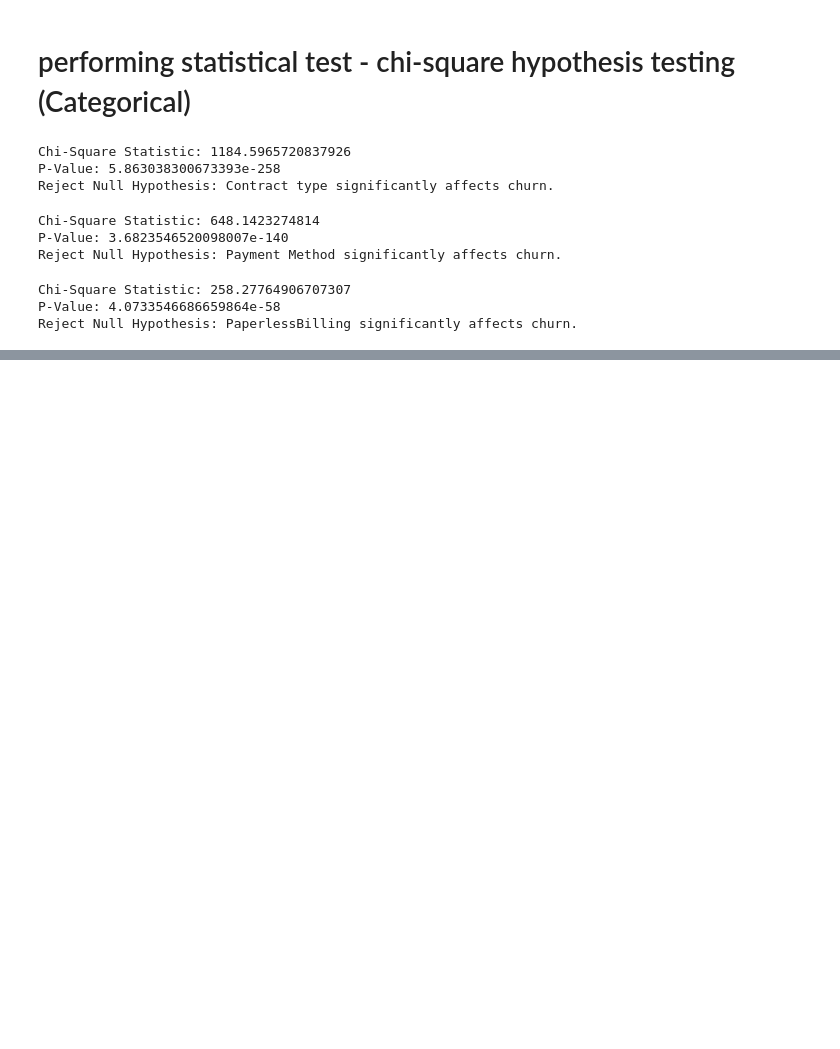
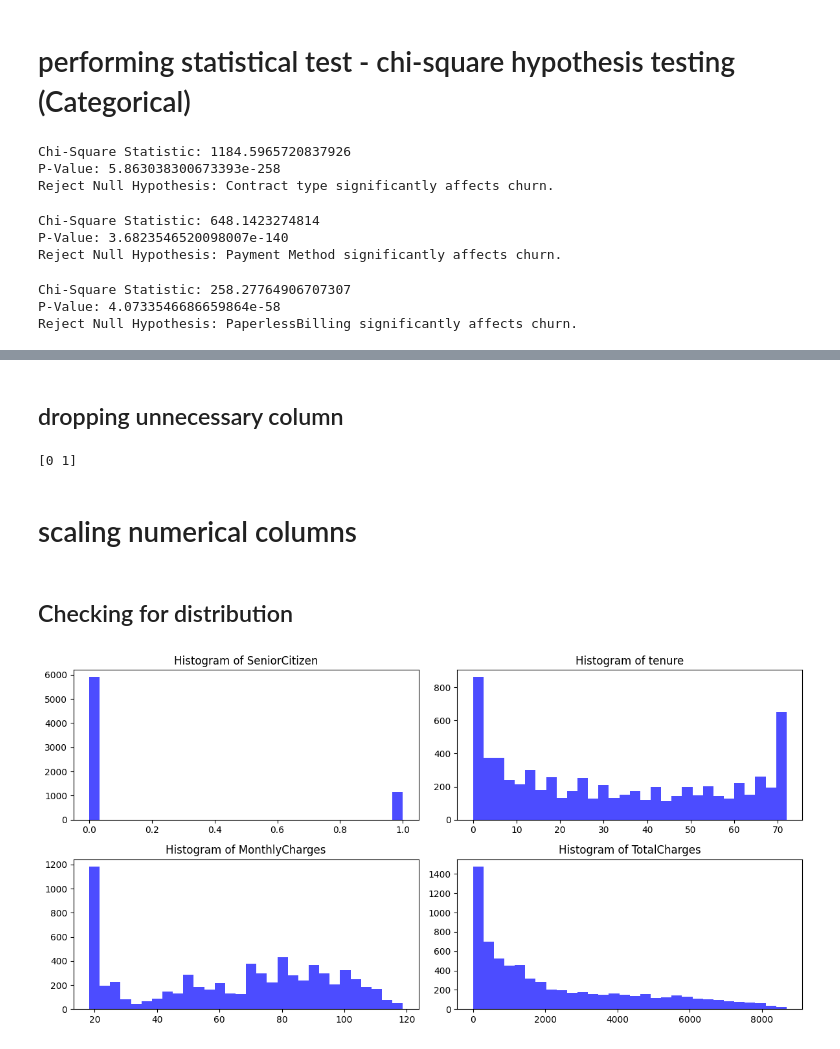
Before and after one commit to kalluri14/Customer-Churn-Prediction, a Jupyter notebook: notebooks/EDA.ipynb, the cells around one changed output, grey strips where cells are left out. Cells and saved outputs as stored; diff of their text form; code cells hidden in the pictures; blank space fills up the shorter version.

```diff
--- a/notebooks/EDA.ipynb
+++ b/notebooks/EDA.ipynb
@@ -277,0 +306,28 @@ Reject Null Hypothesis: PaperlessBilling significantly affects churn.
+# %% [markdown]
+## dropping unnecessary column
+# %%
+# Drop customerID (not useful for prediction)
+df.drop(columns=["customerID"], inplace=True)
+# %%
+print(df["SeniorCitizen"].unique())
+# %% [output]
+[0 1]
+# %% [markdown]
+# scaling numerical columns
+# %% [markdown]
+## Checking for distribution
+# %%
+# Distribution analysis- before scaling
+import matplotlib.pyplot as plt
+
+num_features = ["SeniorCitizen", "tenure", "MonthlyCharges", "TotalCharges"]
+
+plt.figure(figsize=(12, 6))
+for i, col in enumerate(num_features, 1):
+    plt.subplot(2, 2, i)
+    plt.hist(df[col], bins=30, color="blue", alpha=0.7)
+    plt.title(f"Histogram of {col}")
+plt.tight_layout()
+plt.show()
+# %% [output]
+[figure, added]
```
Also changed, not shown: parts of 13 cells of this notebook.
